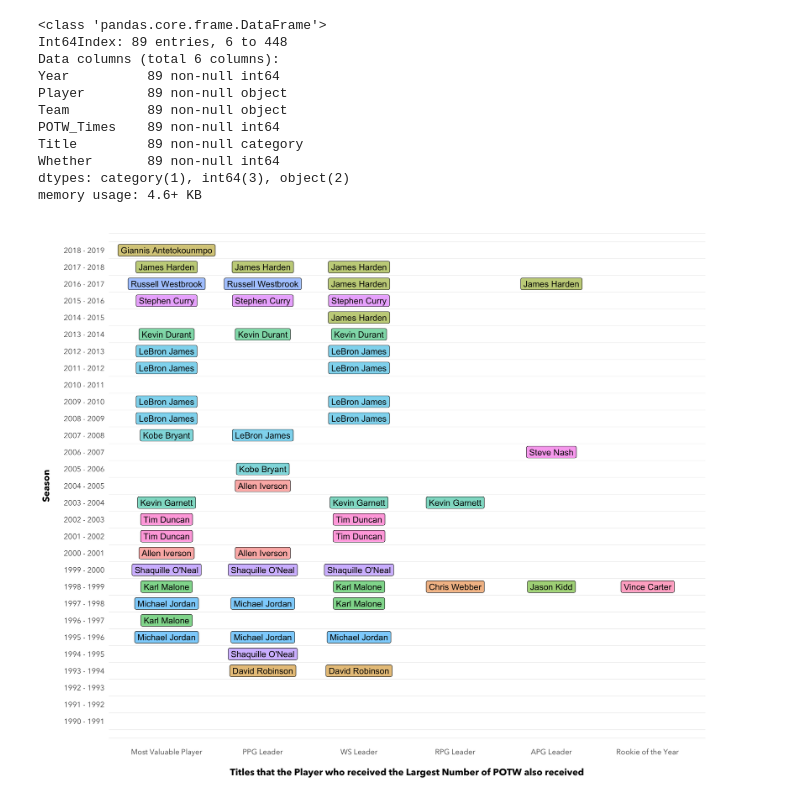
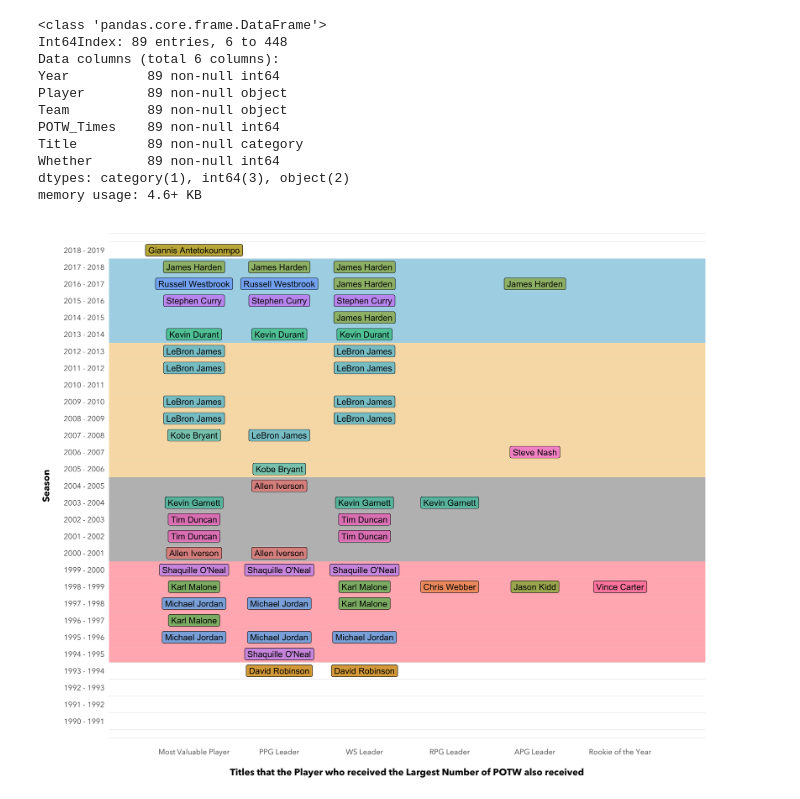
Before and after one commit to chunheisiu/NBA-POTW-Visualization, a Jupyter notebook: notebooks/_ggplot_4.ipynb, the cells around one changed output. Cells and saved outputs as stored; diff of their text form; code cells hidden in the pictures.

```diff
--- a/notebooks/_ggplot_4.ipynb
+++ b/notebooks/_ggplot_4.ipynb
@@ -157,26 +157,31 @@ dtypes: category(1), int64(3), object(2)
 memory usage: 4.6+ KB
 # %%
 # Drop the column Neither As there would be overlapped labels and hard for visualization
-potw_title_2 = potw_title_new.loc[potw_title_new.Title != 'Neither']
+potw_title_2 = potw_title_new.loc[potw_title_new.Title != 'Neither'].reset_index(drop = True)
 # %%
 %R -i potw_title_new
 %R -i potw_title_2
 # %%
 %%R -w 12 -h 10 --units in -r 300
 season <- function(x) {
     paste(x - 1, '-', x)
 }
 ggplot(data = potw_title_2) +
+geom_label(aes(x = Year, y = Title, label = Player, fill = Player, alpha = 0.5)) +
 # geom_point(aes(x = Year, y = Title)) +
+geom_rect(mapping=aes(xmin=2006-0.5, xmax=2013+0.5, ymin = 0, ymax = 7), fill="wheat", alpha=0.1) +
+geom_rect(mapping=aes(xmin=2014-0.5, xmax=2018+0.5, ymin = 0, ymax = 7), fill="lightblue", alpha=0.1) +
+geom_rect(mapping=aes(xmin=2001-0.5, xmax=2005+0.5, ymin = 0, ymax = 7), fill="grey", alpha=0.1) +
+geom_rect(mapping=aes(xmin=1995-0.5, xmax=2000+0.5, ymin = 0, ymax = 7), fill="lightpink", alpha=0.1) +
 geom_label(aes(x = Year, y = Title, label = Player, fill = Player, alpha = 0.5)) +
 guides(fill = F, alpha = F) +
 coord_flip() +
 theme_minimal(base_size = 12) +
 ylab('\nTitles that the Player who received the Largest Number of POTW also received')+
 theme(text = element_text(family = 'Avenir Next'),
       axis.title = element_text(face = 'bold'),
       panel.grid.major = element_blank(),
       ) +
 scale_x_continuous(name = 'Season\n', limits = c(1991, 2019), breaks = seq(1991, 2019, by = 1), label = season)
 # %% [output]
-[figure, old version]
+[figure, new version]
```
